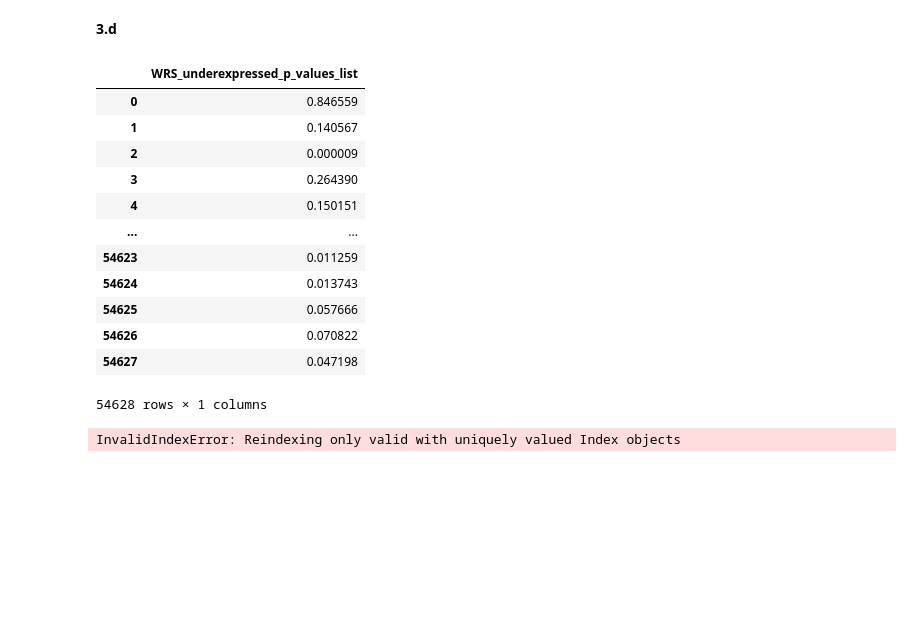
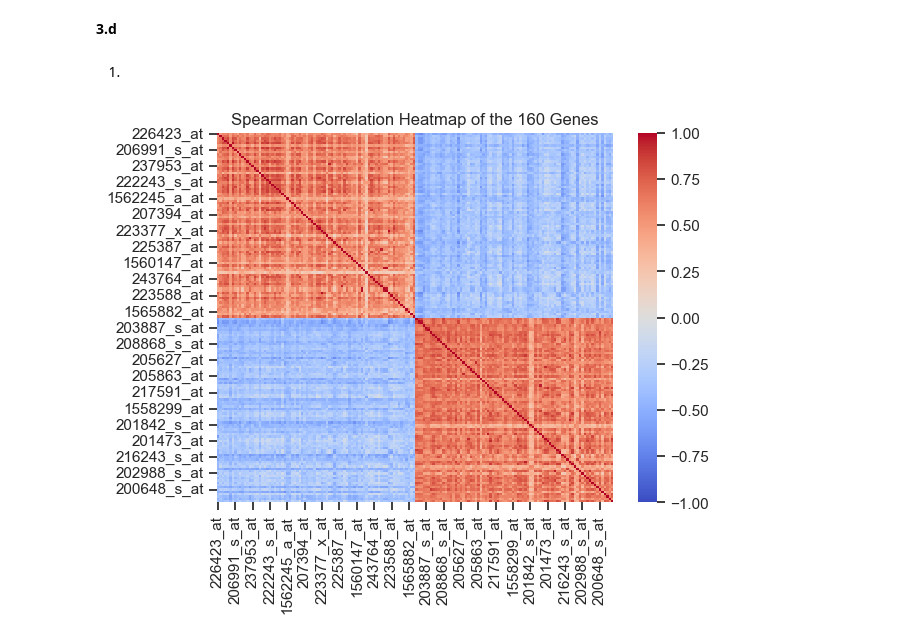
Before and after one commit to OfekBasson/StatisticsAndDataAnalsysHW3, a Jupyter notebook: HW3.ipynb, the cells around one changed output. Cells and saved outputs as stored; diff of their text form; code cells hidden in the pictures; blank space fills up the shorter version.

```diff
--- a/HW3.ipynb
+++ b/HW3.ipynb
@@ -183,7 +183,7 @@ for current_gene_name in transposed_data_frame_without_incomplete_genes.columns[
 
     # Will it be the same if I check for WRS_overexpressed_p_value > 0.093?
     WRS_underexpressed_p_value = ranksums(current_gene_expression_for_group_M, current_gene_expression_for_group_H, alternative='less').pvalue
-    WRS_underexpressed_p_values_list.append(WRS_overexpressed_p_value)
+    WRS_underexpressed_p_values_list.append(WRS_underexpressed_p_value)
     if WRS_underexpressed_p_value < 0.07:
         number_of_underexpressed_genes_in_M_using_WRS += 1
 
@@ -209,42 +209,30 @@ Number of overexpressed genes in M using ttest is: 8517
 Number of underexpressed genes in M using ttest is: 8639
 # %% [markdown]
 <b>3.d</b>
+# %% [markdown]
+1.
 # %%
 # Make sure I replaced variables correctly
+indices = data_without_incomplete_genes.index[1:]
 df_WRS_left_results = pd.DataFrame({
     'WRS_underexpressed_p_values_list': WRS_underexpressed_p_values_list
-})
-display(df_WRS_left_results)
-
+}, index=indices)
 df_WRS_right_results = pd.DataFrame({
     'WRS_overexpressed_p_values_list': WRS_overexpressed_p_values_list
-})
+}, index=indices)
 
 most_underexpressed_genes = df_WRS_left_results.sort_values(by='WRS_underexpressed_p_values_list').head(80)
 most_overexpressed_genes = df_WRS_right_results.sort_values(by='WRS_overexpressed_p_values_list').head(80)
 
 #get data in proper format
 D = pd.concat([most_underexpressed_genes,most_overexpressed_genes])
 D = pd.concat([D,data], axis=1, join="inner")
 D = D.iloc[:,4:]
 
 corr_matrix = D.transpose().corr(method='spearman')
 
 sns.heatmap(corr_matrix, cmap='coolwarm', vmin=-1, vmax=1)
 plt.title('Spearman Correlation Heatmap of the 160 Genes')
 plt.show()
 # %% [output]
-|  | WRS_underexpressed_p_values_list |
-| 0 | 0.846559 |
-| 1 | 0.140567 |
-| 2 | 0.000009 |
-| 3 | 0.264390 |
-| 4 | 0.150151 |
-| ... | ... |
-| 54623 | 0.011259 |
-| 54624 | 0.013743 |
-| 54625 | 0.057666 |
-| 54626 | 0.070822 |
-| 54627 | 0.047198 |
-54628 rows × 1 columns
-InvalidIndexError: Reindexing only valid with uniquely valued Index objects
+[figure, added]
```
Also changed, not shown: parts of 3 cells of this notebook.
